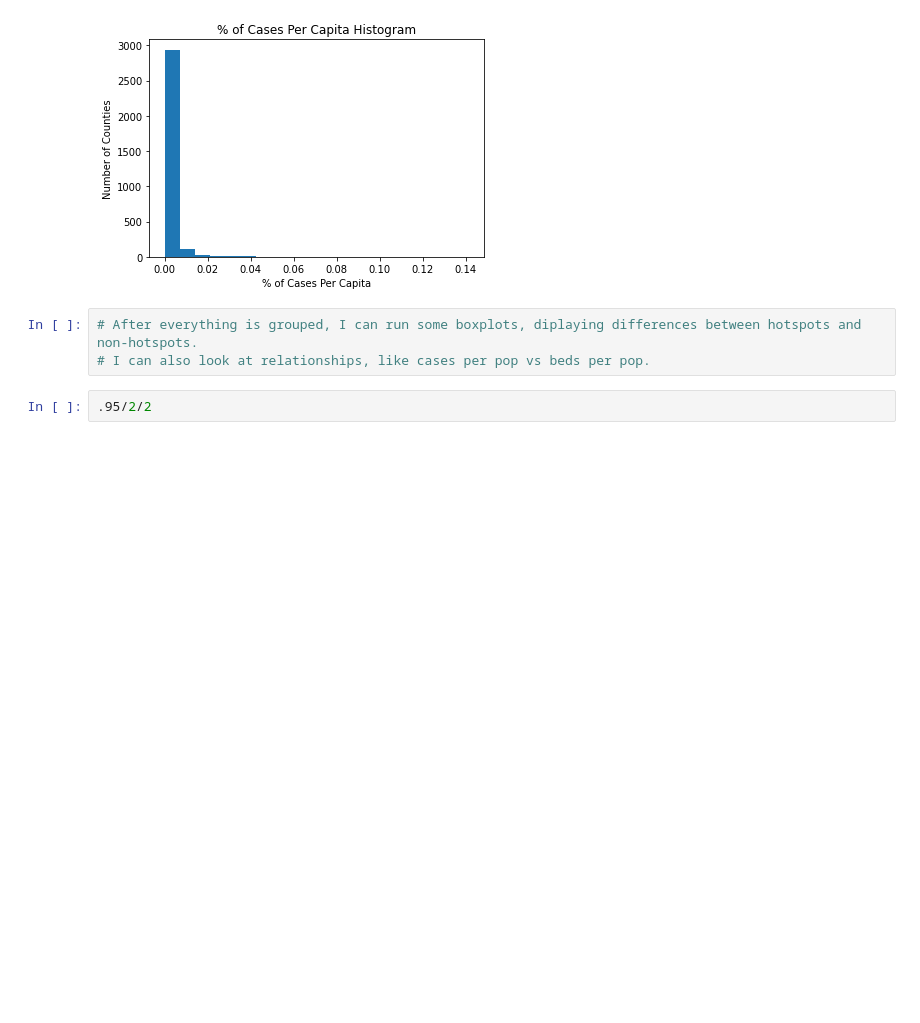
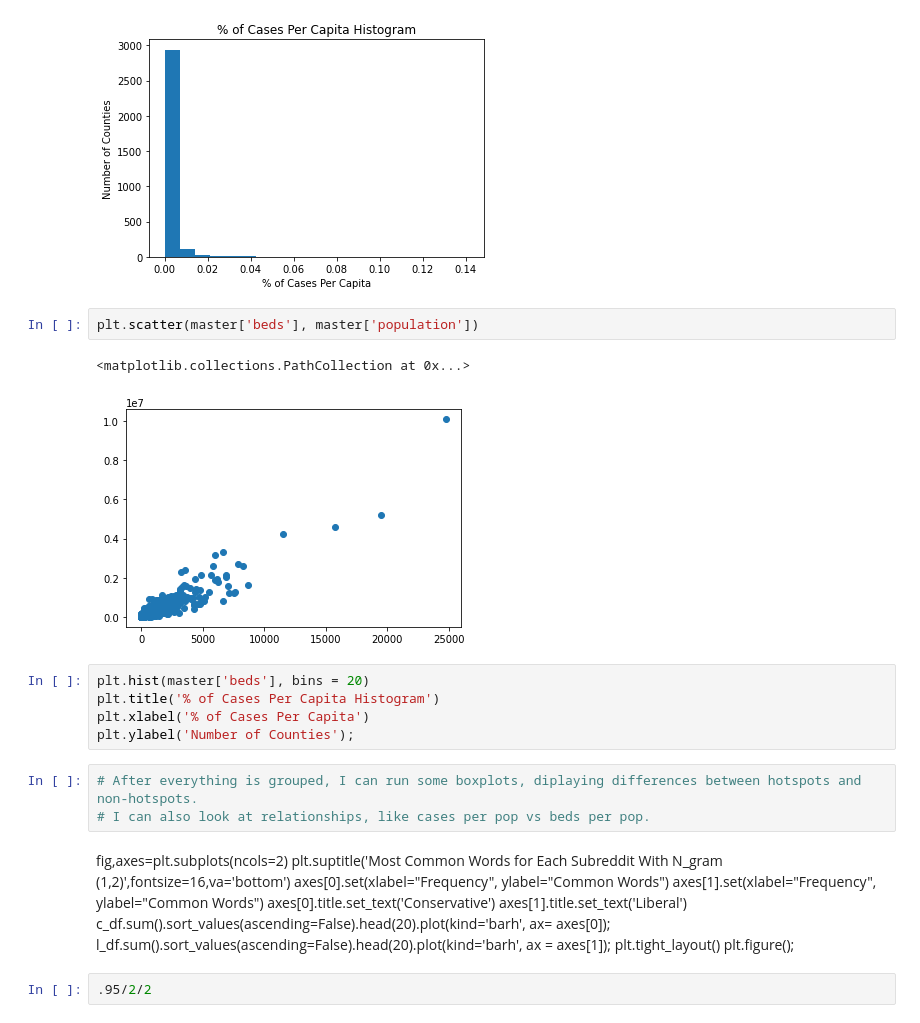
Before and after one commit to Agelf123/covid_predictions, a Jupyter notebook: code/brandon/Modeling.ipynb, the cells around one changed output. Saved outputs shown, nothing was run; the diff lists cells and outputs as text; blank space fills up the shorter version.

```diff
--- a/code/brandon/Modeling.ipynb
+++ b/code/brandon/Modeling.ipynb
@@ -174,9 +153,30 @@ plt.xlabel('% of Cases Per Capita')
 plt.ylabel('Number of Counties');
 # %% [output]
 [figure]
+# %%
+plt.scatter(master['beds'], master['population'])
+# %% [output]
+<matplotlib.collections.PathCollection at 0x...>
+[figure, added]
+# %%
+plt.hist(master['beds'], bins = 20)
+plt.title('% of Cases Per Capita Histogram')
+plt.xlabel('% of Cases Per Capita')
+plt.ylabel('Number of Counties');
 # %%
 # After everything is grouped, I can run some boxplots, diplaying differences between hotspots and non-hotspots.
 # I can also look at relationships, like cases per pop vs beds per pop.
+# %% [markdown]
+fig,axes=plt.subplots(ncols=2)
+plt.suptitle('Most Common Words for Each Subreddit With N_gram (1,2)',fontsize=16,va='bottom')
+axes[0].set(xlabel="Frequency", ylabel="Common Words")
+axes[1].set(xlabel="Frequency", ylabel="Common Words")
+axes[0].title.set_text('Conservative')
+axes[1].title.set_text('Liberal')
+c_df.sum().sort_values(ascending=False).head(20).plot(kind='barh', ax= axes[0]);
+l_df.sum().sort_values(ascending=False).head(20).plot(kind='barh', ax = axes[1]);
+plt.tight_layout()
+plt.figure();
 # %%
 .95/2/2
 # %% [output]
```
Also changed, not shown: parts of 6 cells of this notebook.
